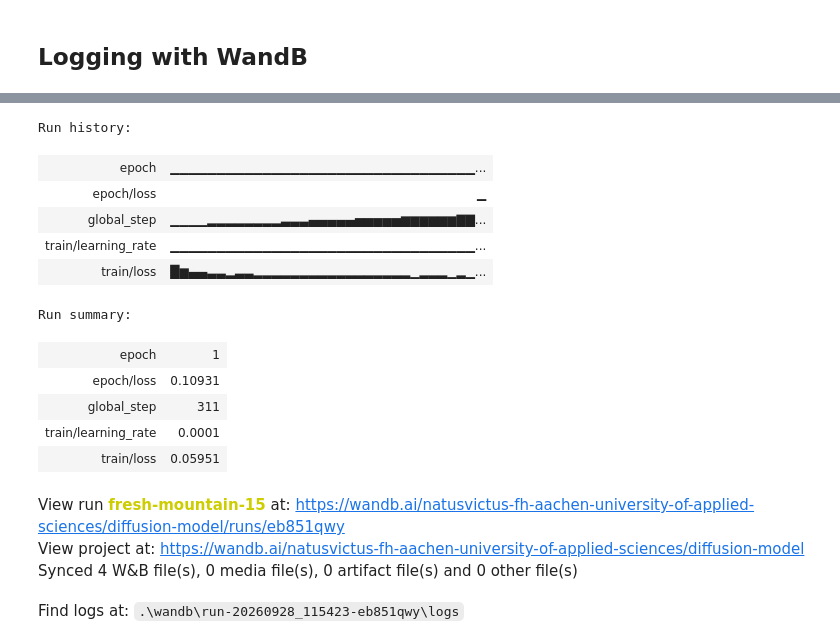
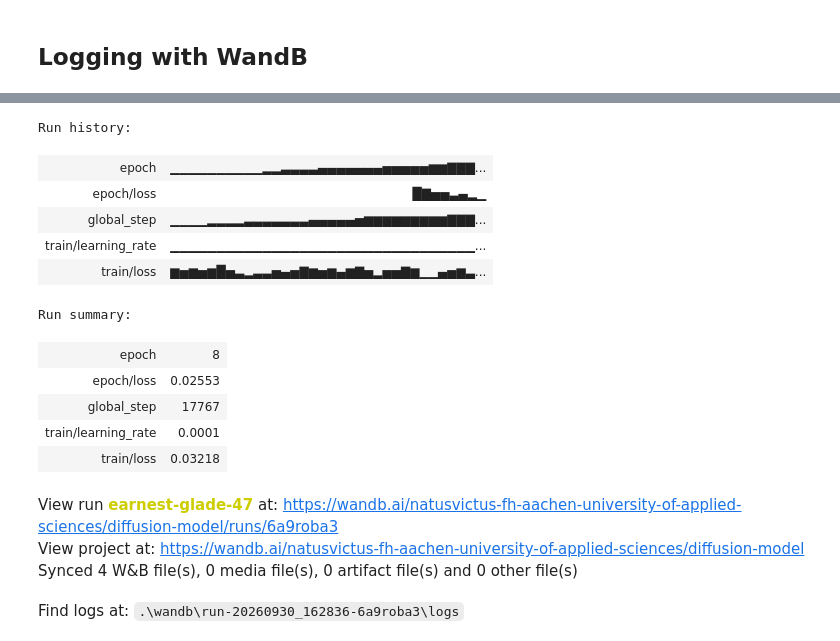
Before and after one commit to NV717/Master_Thesis_EWI_2026, a Jupyter notebook: 4_Diffusion/diffusion1D.ipynb, the cells around one changed output, grey strips where cells are left out. Saved outputs shown, nothing was run; the diff lists cells and outputs as text; code cells hidden in the pictures.

```diff
--- a/4_Diffusion/diffusion1D.ipynb
+++ b/4_Diffusion/diffusion1D.ipynb
@@ -804,7 +574,7 @@ def sigmoid_beta_schedule(timesteps):
     betas = torch.linspace(-6, 6, timesteps)
     return torch.sigmoid(betas) * (beta_end - beta_start) + beta_start
 # %%
-timesteps = 300
+timesteps = 1000
 
 # define beta schedule
 betas = sigmoid_beta_schedule(timesteps=timesteps)
@@ -814,6 +584,11 @@ alphas = 1. - betas
 alphas_cumprod = torch.cumprod(alphas, axis=0)
 alphas_cumprod_prev = F.pad(alphas_cumprod[:-1], (1, 0), value=1.0)
 sqrt_recip_alphas = torch.sqrt(1.0 / alphas)
+
+posterior_mean_coef1 = betas * torch.sqrt(alphas_cumprod_prev) / (1. - alphas_cumprod)
+posterior_mean_coef2 = (1. - alphas_cumprod_prev) * torch.sqrt(alphas) / (1. - alphas_cumprod)
+sqrt_recip_alphas_cumprod = torch.sqrt(1. / alphas_cumprod)
+sqrt_recipm1_alphas_cumprod = torch.sqrt(1. / alphas_cumprod - 1.)
 
 # calculations for diffusion q(x_t | x_{t-1}) and others
 sqrt_alphas_cumprod = torch.sqrt(alphas_cumprod)
@@ -933,10 +794,21 @@ device = "cuda" if torch.cuda.is_available() else "cpu"
 model = Unet1D(
     dim=32,
     channels=1,
-    dim_mults=(1, 2, 4,8,8)
+    dim_mults=(1, 2, 4),
+    cat_cardinalities=cat_cardinalities,
+    n_cont=n_cont,
+    n_bool=n_bool,
 ).to(device)
 
 optimizer = Adam(model.parameters(), lr=1e-4)
+
+ema = EMA(
+    model,
+    beta=0.999,              # decay
+    update_after_step=100,   # don't start averaging until then
+    update_every=1,
+    power=2/3,               # only used with inv_gamma warmup (see below)
+)
 # %% [markdown]
 ## Logging with WandB
 # %%
@@ -964,5 +838,5 @@ View run at https://wandb.ai/natusvictus-fh-aachen-university-of-applied-science
 # %%
-epochs = 1
+epochs = 8
 global_step = 0
 for epoch in tqdm(range(epochs)):
 
@@ -971,28 +845,24 @@ for epoch in tqdm(range(epochs)):
     running_loss = 0
     num_batches = 0
 
-    for step, x in enumerate(train_dataloader):
-        x = x["target"]
-        x = x.to(device)
+    for step, batch in enumerate(train_dataloader):
+        x = batch["target"].to(device)
+        static_cat = batch["static_cat"].to(device)
+        static_cont = batch["static_cont"].to(device)
+        static_bool = batch["static_bool"].to(device)
 
         optimizer.zero_grad()
 
-        t = torch.randint(
-            0,
-            timesteps,
-            (x.shape[0],),
-            device=device
-        ).long()
+        t = torch.randint(0, timesteps, (x.shape[0],), device=device).long()
 
         loss = p_losses(
-            model,
-            x,
-            t,
-            loss_type="huber"
+            model, x, t, static_cat, static_cont, static_bool,
+            loss_type="huber",
         )
 
         loss.backward()
         optimizer.step()
+        ema.update()
 
         if step % 100 == 0:
             print("Loss:", loss.item())
@@ -1031,17 +913,17 @@ Epoch 1: loss=0.1093
 [interactive output not drawn]
 Run history:
-| epoch | ▁▁▁▁▁▁▁▁▁▁▁▁▁▁▁▁▁▁▁▁▁▁▁▁▁▁▁▁▁▁▁▁▁... |
-| epoch/loss | ▁ |
-| global_step | ▁▁▁▁▂▂▂▂▂▂▂▂▃▃▃▄▄▄▄▄▅▅▅▅▅▆▆▆▆▆▆▇▇... |
+| epoch | ▁▁▁▁▁▁▁▁▁▁▂▂▃▃▃▃▄▄▄▄▄▄▄▅▅▅▅▅▆▆▇▇▇... |
+| epoch/loss | █▇▅▅▃▄▂▁ |
+| global_step | ▁▁▁▁▂▂▂▂▃▃▃▃▃▃▃▄▄▄▄▄▅▆▆▆▆▆▆▆▆▆▇▇▇... |
 | train/learning_rate | ▁▁▁▁▁▁▁▁▁▁▁▁▁▁▁▁▁▁▁▁▁▁▁▁▁▁▁▁▁▁▁▁▁... |
-| train/loss | █▆▄▄▃▃▂▃▃▂▂▂▂▂▂▂▂▂▂▂▂▂▂▂▂▂▁▂▂▂▁▂▁... |
+| train/loss | ▆▅▆▅▆█▅▃▂▃▃▅▄▅▇▆▅▆▄▆▇▅▂▅▅▇▆▁▁▄▅▆▃... |
 Run summary:
-| epoch | 1 |
-| epoch/loss | 0.10931 |
-| global_step | 311 |
+| epoch | 8 |
+| epoch/loss | 0.02553 |
+| global_step | 17767 |
 | train/learning_rate | 0.0001 |
-| train/loss | 0.05951 |
+| train/loss | 0.03218 |
-View run fresh-mountain-15 at: https://wandb.ai/natusvictus-fh-aachen-university-of-applied-sciences/diffusion-model/runs/eb851qwy
+View run earnest-glade-47 at: https://wandb.ai/natusvictus-fh-aachen-university-of-applied-sciences/diffusion-model/runs/6a9roba3
 View project at: https://wandb.ai/natusvictus-fh-aachen-university-of-applied-sciences/diffusion-model
 Synced 4 W&B file(s), 0 media file(s), 0 artifact file(s) and 0 other file(s)
-Find logs at: .\wandb\run-20260928_115423-eb851qwy\logs
+Find logs at: .\wandb\run-20260930_162836-6a9roba3\logs
```
Also changed, not shown: parts of 47 cells of this notebook, 13 other files.
